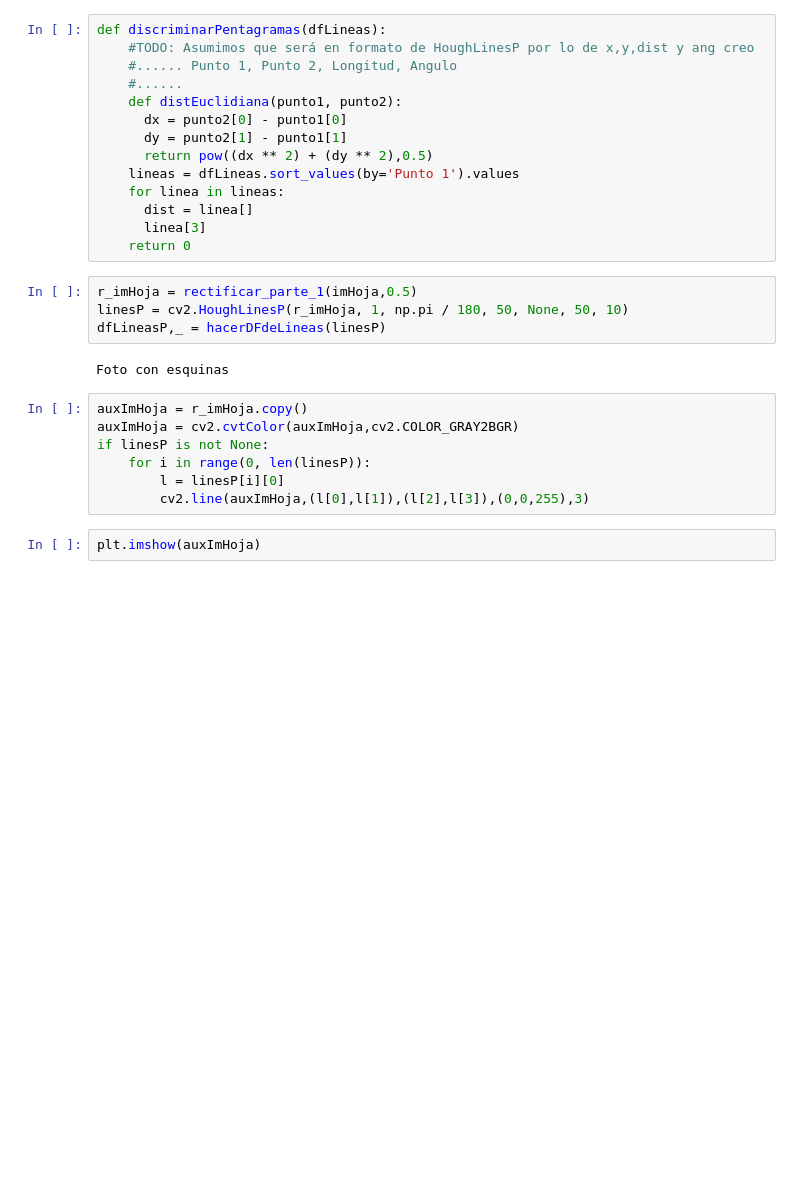
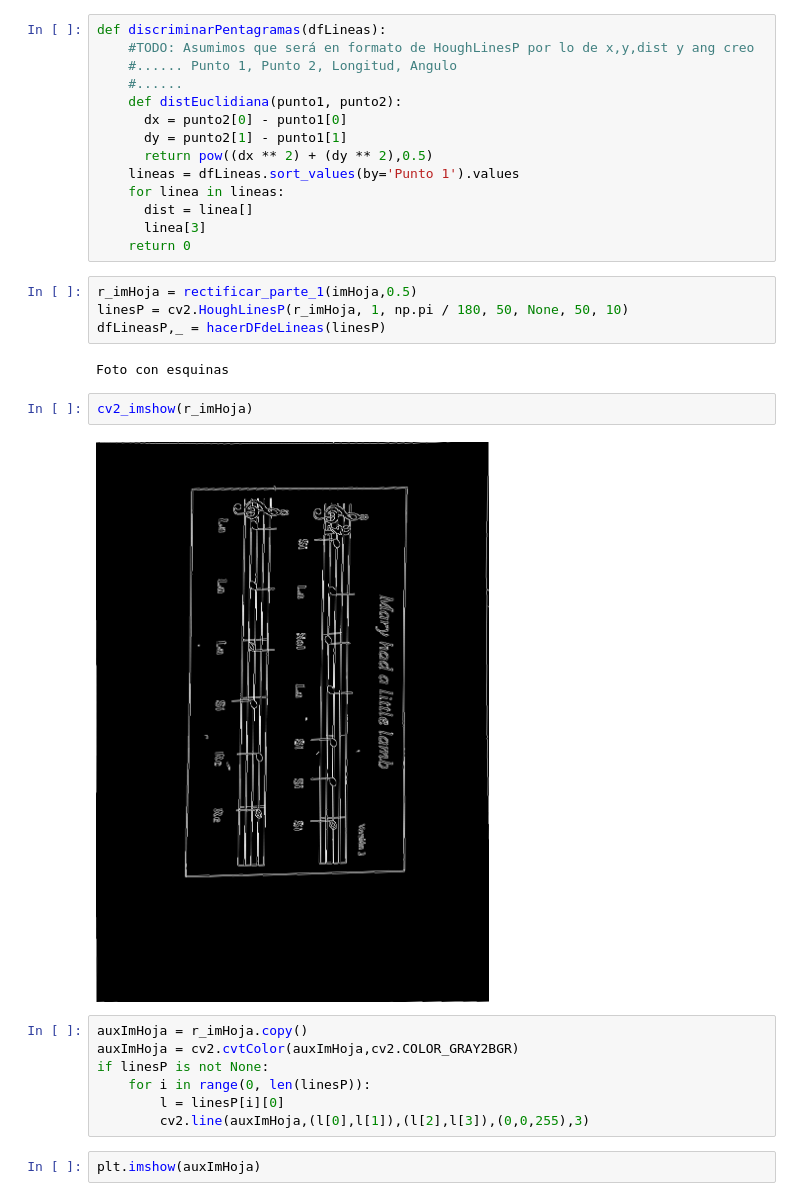
Before and after one commit to Carhuacusma/CC61_PDI_Trabajo_Final, a Jupyter notebook: CC61_PDI_Trabajo_Final.ipynb, the cells around one changed output. Cells and saved outputs as stored; diff of their text form; blank space fills up the shorter version.

```diff
--- a/CC61_PDI_Trabajo_Final.ipynb
+++ b/CC61_PDI_Trabajo_Final.ipynb
@@ -295,6 +388,10 @@ linesP = cv2.HoughLinesP(r_imHoja, 1, np.pi / 180, 50, None, 50, 10)
 dfLineasP,_ = hacerDFdeLineas(linesP)
 # %% [output]
 Foto con esquinas
+# %%
+cv2_imshow(r_imHoja)
+# %% [output]
+[figure, added]
 # %%
 auxImHoja = r_imHoja.copy()
 auxImHoja = cv2.cvtColor(auxImHoja,cv2.COLOR_GRAY2BGR)
```
Also changed, not shown: parts of 20 cells of this notebook.
